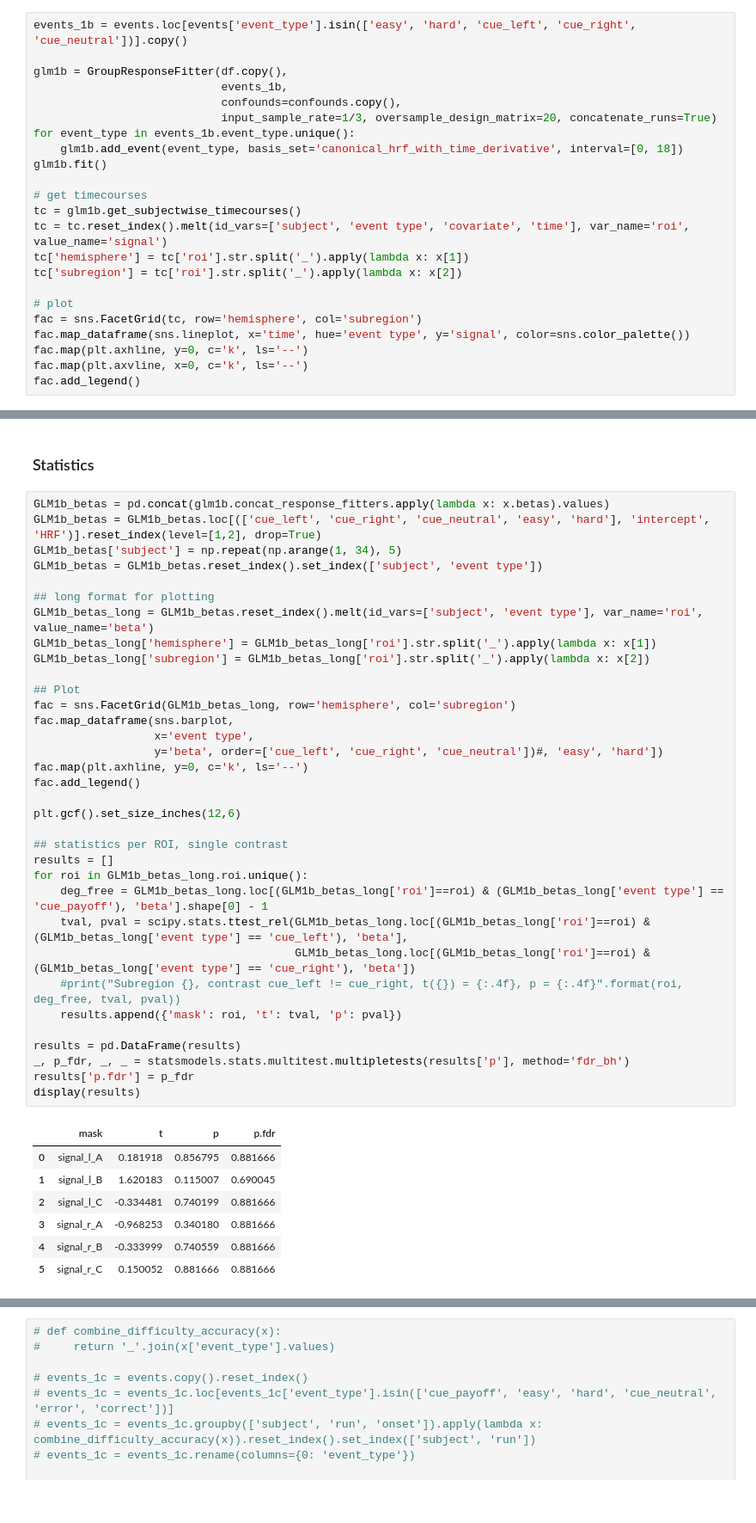
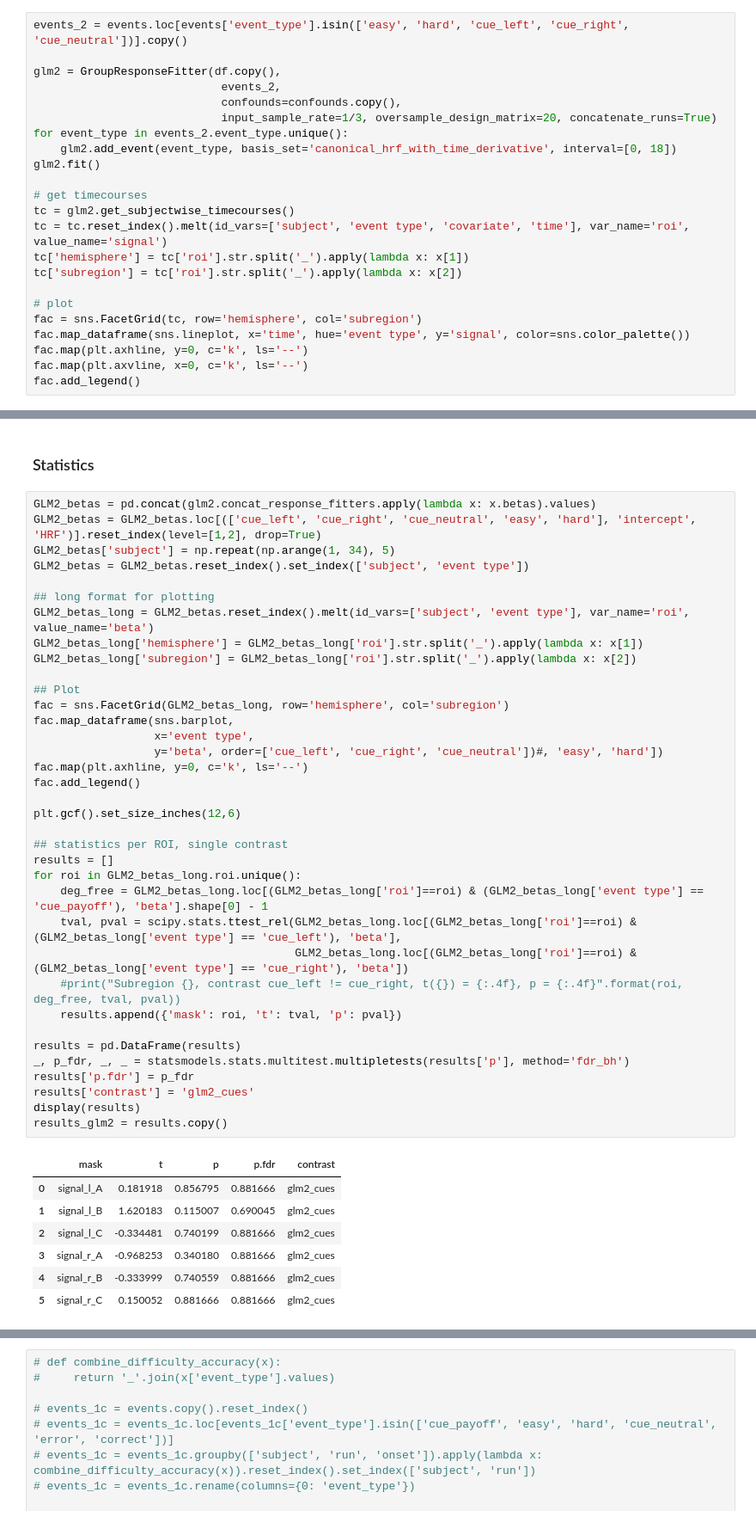
Before and after one commit to StevenM1/STNrep, a Jupyter notebook: 6_ROI_GLM.ipynb, the cells around one changed output, grey strips where cells are left out. Shown at 86% size. Cells and saved outputs as stored; diff of their text form.

```diff
--- a/6_ROI_GLM.ipynb
+++ b/6_ROI_GLM.ipynb
@@ -352,16 +369,16 @@ event_type:subregion 0.010179 0.005089     2   358  0.1131 0.8931
 # %%
-events_1b = events.loc[events['event_type'].isin(['easy', 'hard', 'cue_left', 'cue_right', 'cue_neutral'])].copy()
+events_2 = events.loc[events['event_type'].isin(['easy', 'hard', 'cue_left', 'cue_right', 'cue_neutral'])].copy()
 
-glm1b = GroupResponseFitter(df.copy(),
-                            events_1b,
+glm2 = GroupResponseFitter(df.copy(),
+                            events_2,
                             confounds=confounds.copy(),
                             input_sample_rate=1/3, oversample_design_matrix=20, concatenate_runs=True)
-for event_type in events_1b.event_type.unique():
-    glm1b.add_event(event_type, basis_set='canonical_hrf_with_time_derivative', interval=[0, 18])
-glm1b.fit()
+for event_type in events_2.event_type.unique():
+    glm2.add_event(event_type, basis_set='canonical_hrf_with_time_derivative', interval=[0, 18])
+glm2.fit()
 
 # get timecourses
-tc = glm1b.get_subjectwise_timecourses()
+tc = glm2.get_subjectwise_timecourses()
 tc = tc.reset_index().melt(id_vars=['subject', 'event type', 'covariate', 'time'], var_name='roi', value_name='signal')
 tc['hemisphere'] = tc['roi'].str.split('_').apply(lambda x: x[1])
 tc['subregion'] = tc['roi'].str.split('_').apply(lambda x: x[2])
@@ -378,46 +395,48 @@ fac.add_legend()
 # %% [markdown]
 ### Statistics
 # %%
-GLM1b_betas = pd.concat(glm1b.concat_response_fitters.apply(lambda x: x.betas).values)
-GLM1b_betas = GLM1b_betas.loc[(['cue_left', 'cue_right', 'cue_neutral', 'easy', 'hard'], 'intercept', 'HRF')].reset_index(level=[1,2], drop=True)
-GLM1b_betas['subject'] = np.repeat(np.arange(1, 34), 5)
-GLM1b_betas = GLM1b_betas.reset_index().set_index(['subject', 'event type'])
+GLM2_betas = pd.concat(glm2.concat_response_fitters.apply(lambda x: x.betas).values)
+GLM2_betas = GLM2_betas.loc[(['cue_left', 'cue_right', 'cue_neutral', 'easy', 'hard'], 'intercept', 'HRF')].reset_index(level=[1,2], drop=True)
+GLM2_betas['subject'] = np.repeat(np.arange(1, 34), 5)
+GLM2_betas = GLM2_betas.reset_index().set_index(['subject', 'event type'])
 
 ## long format for plotting
-GLM1b_betas_long = GLM1b_betas.reset_index().melt(id_vars=['subject', 'event type'], var_name='roi', value_name='beta')
-GLM1b_betas_long['hemisphere'] = GLM1b_betas_long['roi'].str.split('_').apply(lambda x: x[1])
-GLM1b_betas_long['subregion'] = GLM1b_betas_long['roi'].str.split('_').apply(lambda x: x[2])
+GLM2_betas_long = GLM2_betas.reset_index().melt(id_vars=['subject', 'event type'], var_name='roi', value_name='beta')
+GLM2_betas_long['hemisphere'] = GLM2_betas_long['roi'].str.split('_').apply(lambda x: x[1])
+GLM2_betas_long['subregion'] = GLM2_betas_long['roi'].str.split('_').apply(lambda x: x[2])
 
 ## Plot
-fac = sns.FacetGrid(GLM1b_betas_long, row='hemisphere', col='subregion')
+fac = sns.FacetGrid(GLM2_betas_long, row='hemisphere', col='subregion')
 fac.map_dataframe(sns.barplot,
                   x='event type',
                   y='beta', order=['cue_left', 'cue_right', 'cue_neutral'])#, 'easy', 'hard'])
 fac.map(plt.axhline, y=0, c='k', ls='--')
 fac.add_legend()
 
 plt.gcf().set_size_inches(12,6)
 
 ## statistics per ROI, single contrast
 results = []
-for roi in GLM1b_betas_long.roi.unique():
-    deg_free = GLM1b_betas_long.loc[(GLM1b_betas_long['roi']==roi) & (GLM1b_betas_long['event type'] == 'cue_payoff'), 'beta'].shape[0] - 1
-    tval, pval = scipy.stats.ttest_rel(GLM1b_betas_long.loc[(GLM1b_betas_long['roi']==roi) & (GLM1b_betas_long['event type'] == 'cue_left'), 'beta'],
-                                       GLM1b_betas_long.loc[(GLM1b_betas_long['roi']==roi) & (GLM1b_betas_long['event type'] == 'cue_right'), 'beta'])
+for roi in GLM2_betas_long.roi.unique():
+    deg_free = GLM2_betas_long.loc[(GLM2_betas_long['roi']==roi) & (GLM2_betas_long['event type'] == 'cue_payoff'), 'beta'].shape[0] - 1
+    tval, pval = scipy.stats.ttest_rel(GLM2_betas_long.loc[(GLM2_betas_long['roi']==roi) & (GLM2_betas_long['event type'] == 'cue_left'), 'beta'],
+                                       GLM2_betas_long.loc[(GLM2_betas_long['roi']==roi) & (GLM2_betas_long['event type'] == 'cue_right'), 'beta'])
     #print("Subregion {}, contrast cue_left != cue_right, t({}) = {:.4f}, p = {:.4f}".format(roi, deg_free, tval, pval))
     results.append({'mask': roi, 't': tval, 'p': pval})
 
 results = pd.DataFrame(results)
 _, p_fdr, _, _ = statsmodels.stats.multitest.multipletests(results['p'], method='fdr_bh')
 results['p.fdr'] = p_fdr
+results['contrast'] = 'glm2_cues'
 display(results)
+results_glm2 = results.copy()
 # %% [output]
-|  | mask | t | p | p.fdr |
-| 0 | signal_l_A | 0.181918 | 0.856795 | 0.881666 |
-| 1 | signal_l_B | 1.620183 | 0.115007 | 0.690045 |
-| 2 | signal_l_C | -0.334481 | 0.740199 | 0.881666 |
-| 3 | signal_r_A | -0.968253 | 0.340180 | 0.881666 |
-| 4 | signal_r_B | -0.333999 | 0.740559 | 0.881666 |
-| 5 | signal_r_C | 0.150052 | 0.881666 | 0.881666 |
+|  | mask | t | p | p.fdr | contrast |
+| 0 | signal_l_A | 0.181918 | 0.856795 | 0.881666 | glm2_cues |
+| 1 | signal_l_B | 1.620183 | 0.115007 | 0.690045 | glm2_cues |
+| 2 | signal_l_C | -0.334481 | 0.740199 | 0.881666 | glm2_cues |
+| 3 | signal_r_A | -0.968253 | 0.340180 | 0.881666 | glm2_cues |
+| 4 | signal_r_B | -0.333999 | 0.740559 | 0.881666 | glm2_cues |
+| 5 | signal_r_C | 0.150052 | 0.881666 | 0.881666 | glm2_cues |
 [figure]
 # %%
```
Also changed, not shown: parts of 79 cells of this notebook, 7 other files.
